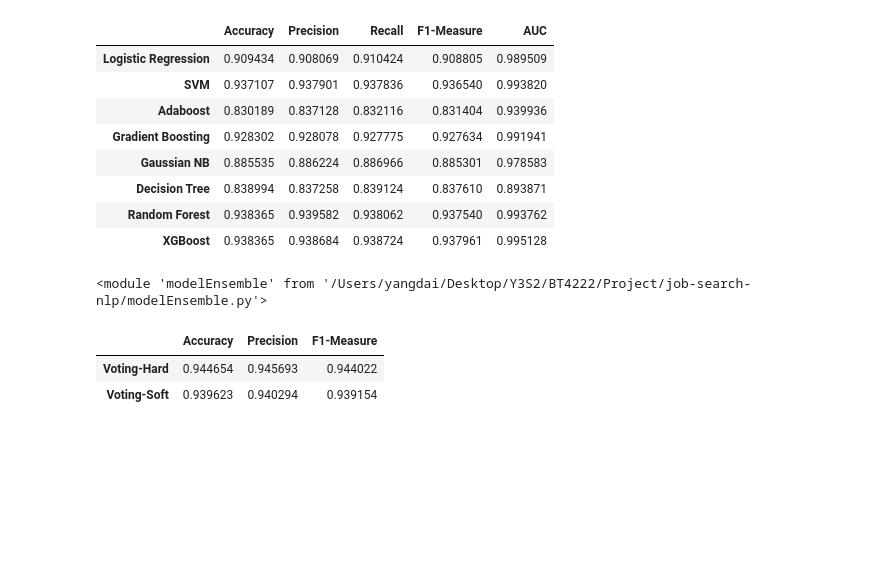
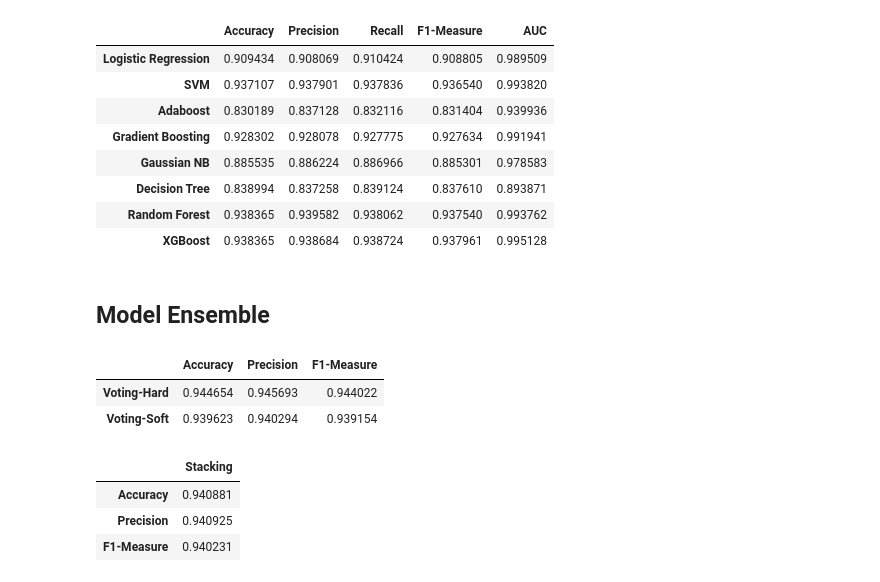
Before and after one commit to Geraldworks/BT4222, a Jupyter notebook: traditional_models_embedding_difficult.ipynb, the cells around one changed output. Cells and saved outputs as stored; diff of their text form; code cells hidden in the pictures; blank space fills up the shorter version.

Commit message:
add stacking

```diff
--- a/traditional_models_embedding_difficult.ipynb
+++ b/traditional_models_embedding_difficult.ipynb
@@ -320,18 +320,26 @@ metrics_summary
 | Decision Tree | 0.838994 | 0.837258 | 0.839124 | 0.837610 | 0.893871 |
 | Random Forest | 0.938365 | 0.939582 | 0.938062 | 0.937540 | 0.993762 |
 | XGBoost | 0.938365 | 0.938684 | 0.938724 | 0.937961 | 0.995128 |
+# %% [markdown]
+## Model Ensemble
 # %%
 import modelEnsemble
 import importlib
 importlib.reload(modelEnsemble)
+estimators = [('rf', random_forest_model), ('svm', svm_model), ('xgboost', xgboost_model)]
+vs = modelEnsemble.modelEnsemble(estimators, X_train, y_train_encoded, X_test, y_test_encoded)
-# %% [output]
-<module 'modelEnsemble' from '/Users/yangdai/Desktop/Y3S2/BT4222/Project/job-search-nlp/modelEnsemble.py'>
-# %%
-estimators = [('rf', random_forest_model), ('svm', svm_model), ('xgboost', xgboost_model)]
-vs = modelEnsemble.modelEnsemble(estimators, X_train, y_train_encoded, X_test, y_test_encoded)
-vsreport = vs.voting()
-vsreport
-# %% [output]
-|  | Accuracy | Precision | F1-Measure |
-| Voting-Hard | 0.944654 | 0.945693 | 0.944022 |
-| Voting-Soft | 0.939623 | 0.940294 | 0.939154 |
+# %%
+vsreport = vs.voting()
+vsreport
+# %% [output]
+|  | Accuracy | Precision | F1-Measure |
+| Voting-Hard | 0.944654 | 0.945693 | 0.944022 |
+| Voting-Soft | 0.939623 | 0.940294 | 0.939154 |
+# %%
+vsreport = vs.stacking(gradient_boosting_model)
+vsreport
+# %% [output]
+|  | Stacking |
+| Accuracy | 0.940881 |
+| Precision | 0.940925 |
+| F1-Measure | 0.940231 |
```
Also changed, not shown: 1 other file.
